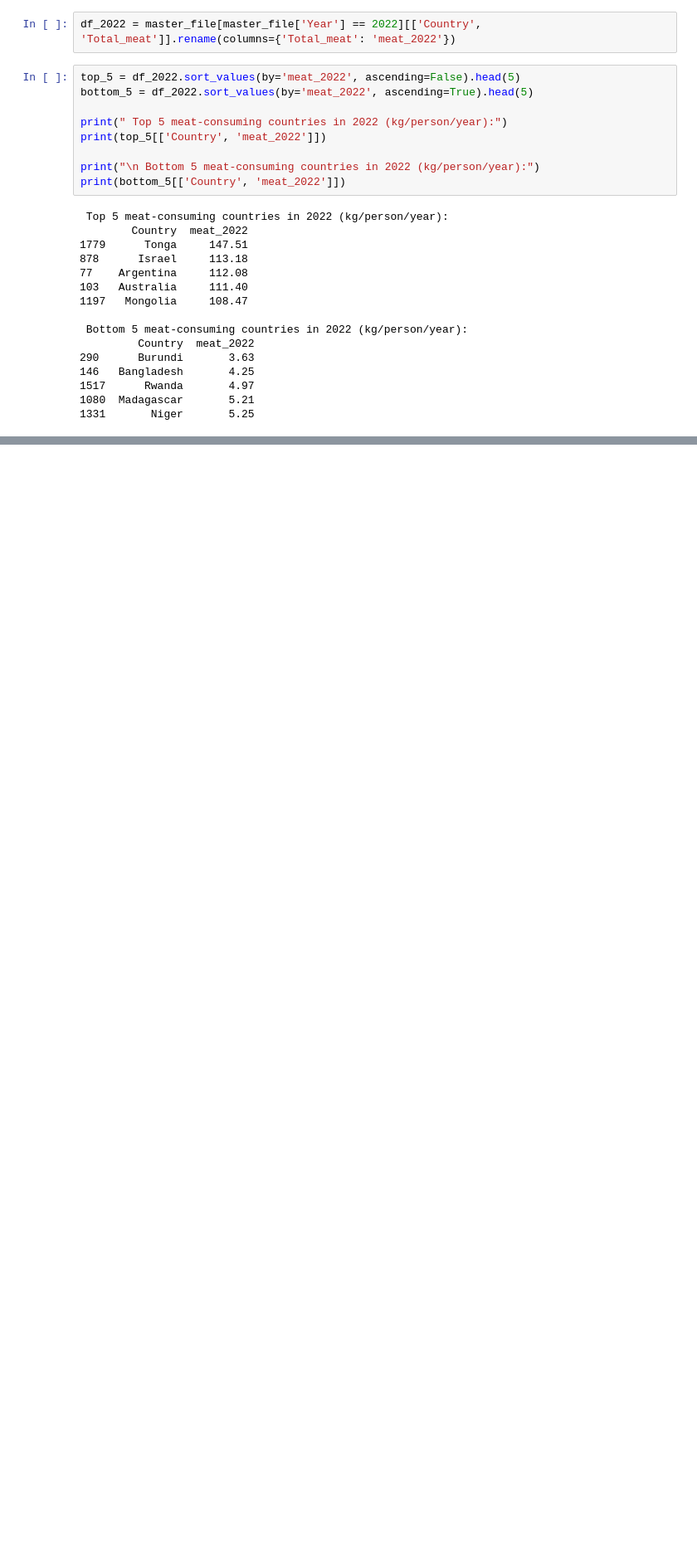
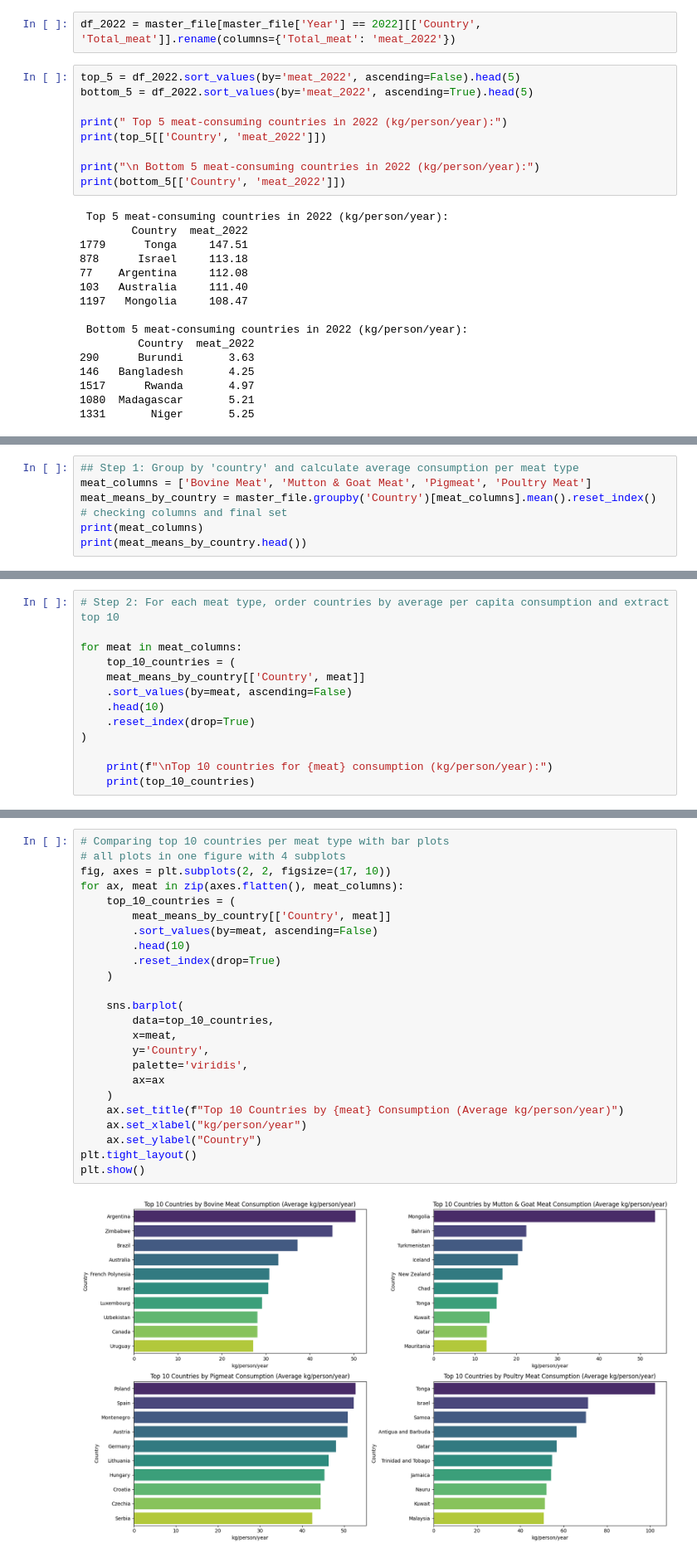
Before and after one commit to mquezada13/meat-consumption-analysis, a Jupyter notebook: notebooks/02_data_exploration.ipynb, the cells around one changed output, grey strips where cells are left out. Shown at 83% size. Drawn from its saved outputs; the diff is of its cells as text; blank space fills up the shorter version.

```diff
--- a/notebooks/02_data_exploration.ipynb
+++ b/notebooks/02_data_exploration.ipynb
@@ -346,0 +296,7 @@ print(bottom_5[['Country', 'meat_2022']])
+# %%
+## Step 1: Group by 'country' and calculate average consumption per meat type
+meat_columns = ['Bovine Meat', 'Mutton & Goat Meat', 'Pigmeat', 'Poultry Meat']
+meat_means_by_country = master_file.groupby('Country')[meat_columns].mean().reset_index()
+# checking columns and final set
+print(meat_columns)
+print(meat_means_by_country.head())
@@ -346,0 +318,13 @@ print(bottom_5[['Country', 'meat_2022']])
+# %%
+# Step 2: For each meat type, order countries by average per capita consumption and extract top 10
+
+for meat in meat_columns:
+    top_10_countries = (
+    meat_means_by_country[['Country', meat]]
+    .sort_values(by=meat, ascending=False)
+    .head(10)
+    .reset_index(drop=True)
+)
+
+    print(f"\nTop 10 countries for {meat} consumption (kg/person/year):")
+    print(top_10_countries)
@@ -346,0 +349,26 @@ print(bottom_5[['Country', 'meat_2022']])
+# %%
+# Comparing top 10 countries per meat type with bar plots
+# all plots in one figure with 4 subplots
+fig, axes = plt.subplots(2, 2, figsize=(17, 10))
+for ax, meat in zip(axes.flatten(), meat_columns):
+    top_10_countries = (
+        meat_means_by_country[['Country', meat]]
+        .sort_values(by=meat, ascending=False)
+        .head(10)
+        .reset_index(drop=True)
+    )
+
+    sns.barplot(
+        data=top_10_countries,
+        x=meat,
+        y='Country',
+        palette='viridis',
+        ax=ax
+    )
+    ax.set_title(f"Top 10 Countries by {meat} Consumption (Average kg/person/year)")
+    ax.set_xlabel("kg/person/year")
+    ax.set_ylabel("Country")
+plt.tight_layout()
+plt.show()
+# %% [output]
+[figure, added]
```
Also changed, not shown: parts of 41 cells of this notebook, 12 other files.
